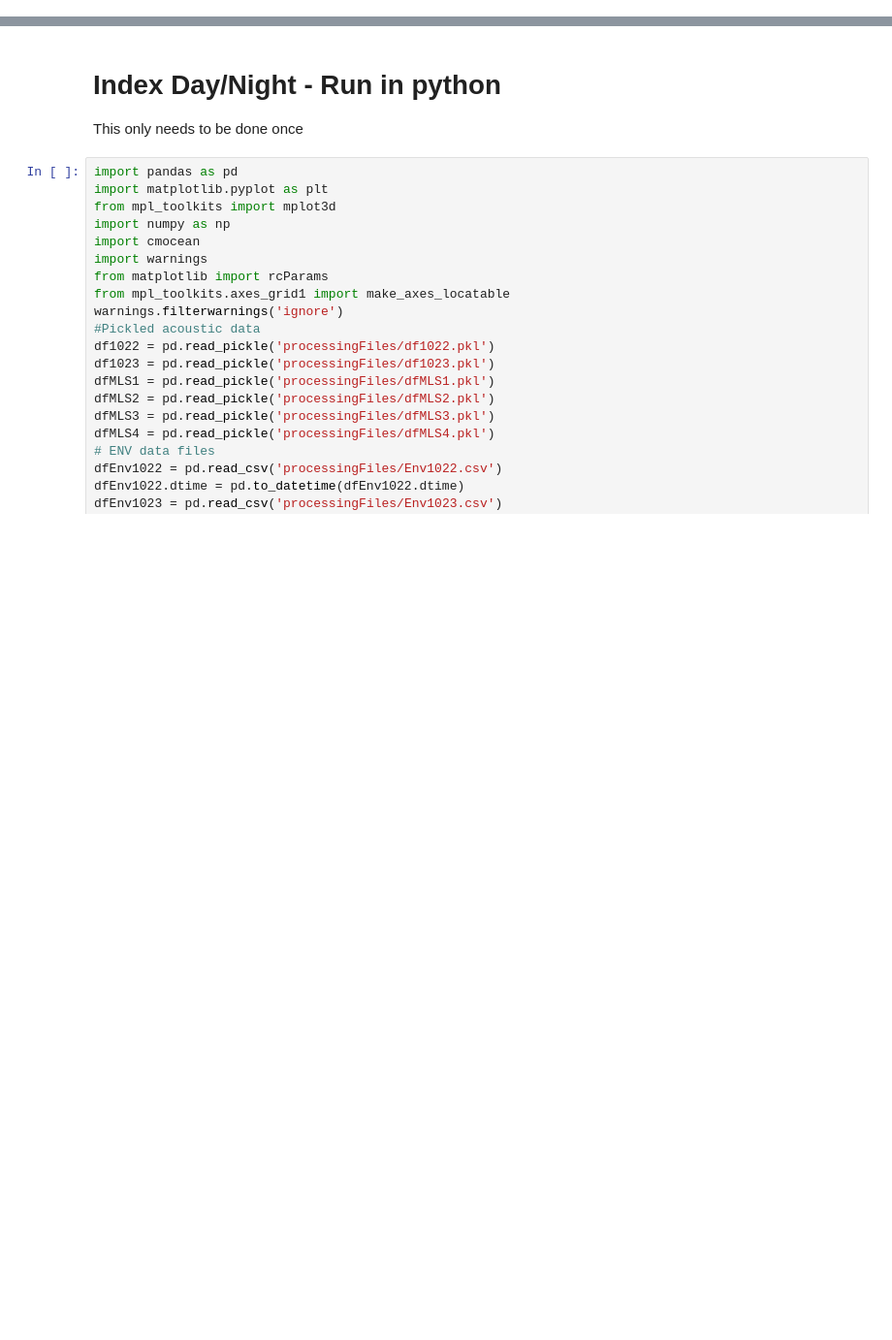
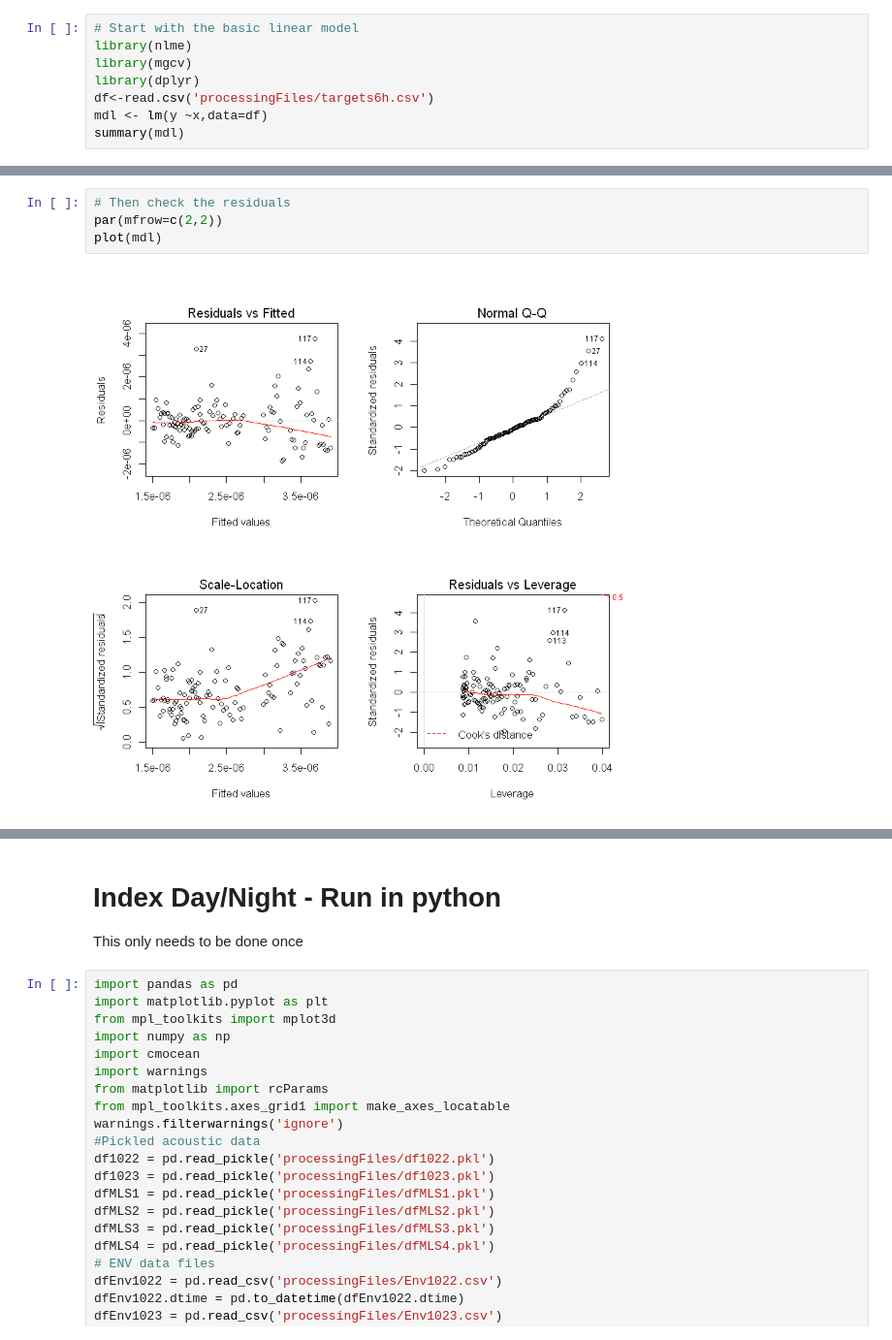
Before and after one commit to leviner/saildrone-2018, a Jupyter notebook: code/acousticData/analysis/2-GLSModels.ipynb, the cells around one changed output, grey strips where cells are left out. Shown at 97% size. Drawn from its saved outputs; the diff is of its cells as text; blank space fills up the shorter version.

```diff
--- a/code/acousticData/analysis/2-GLSModels.ipynb
+++ b/code/acousticData/analysis/2-GLSModels.ipynb
@@ -0,0 +3,8 @@
+# %%
+# Start with the basic linear model
+library(nlme)
+library(mgcv)
+library(dplyr)
+df<-read.csv('processingFiles/targets6h.csv')
+mdl <- lm(y ~x,data=df)
+summary(mdl)
@@ -0,0 +30,6 @@
+# %%
+# Then check the residuals
+par(mfrow=c(2,2))
+plot(mdl)
+# %% [output]
+[figure, added]
```
Also changed, not shown: parts of 5 cells of this notebook, 3 other files.
